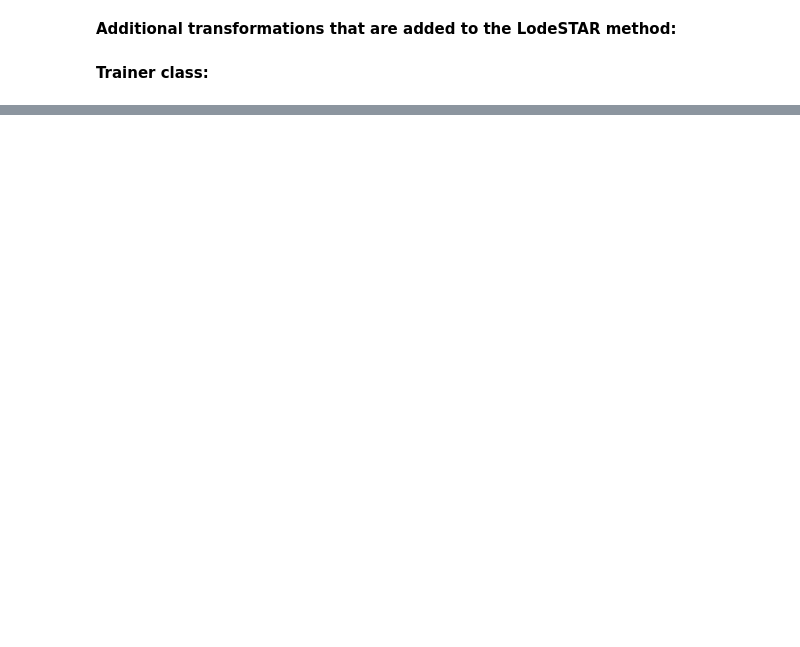
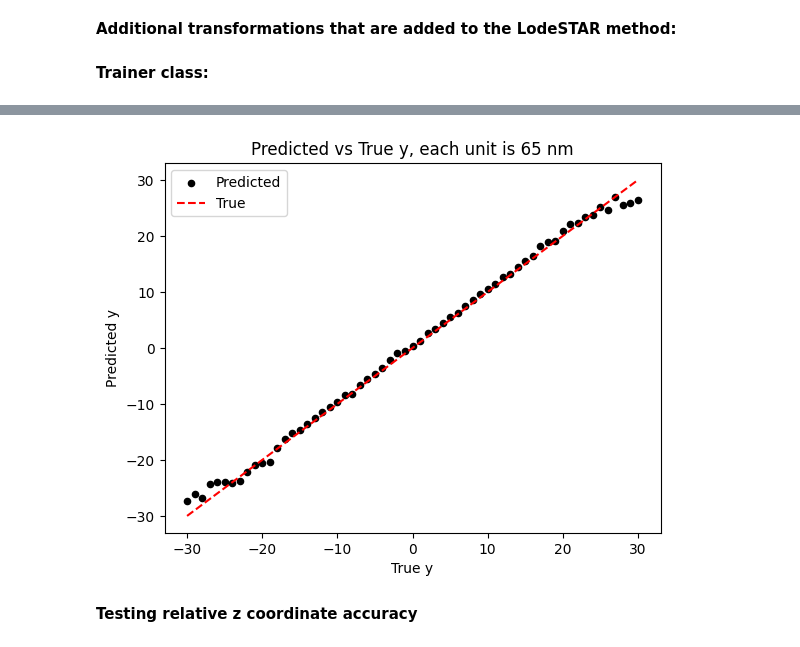
Before and after one commit to aramyamal/iSCAT_PartikelSp-rning, a Jupyter notebook: LodeSTAR3D/train.ipynb, the cells around one changed output, grey strips where cells are left out. Drawn from its saved outputs; the diff is of its cells as text; code cells hidden in the pictures; blank space fills up the shorter version.

```diff
--- a/LodeSTAR3D/train.ipynb
+++ b/LodeSTAR3D/train.ipynb
@@ -168,0 +194,18 @@ Epoch 144/1000  Loss: 0.30135366320610046
+# %%
+coordinates_y = list(range(-30, 31))
+images_y = [generate_particle(position=(np.random.uniform(-30,30),y), z= np.random.uniform(-3,3)) for y in coordinates_y]
+images_y = [torch.tensor(image).float().permute(2, 0, 1) for image in images_y]
+
+predicted_y = [trainer.lodestar.pooled(image.unsqueeze(0))[0] for image in images_y]
+
+plt.scatter(coordinates_y, [y[1].detach().cpu() for y in predicted_y], label='Predicted', s=20, color='black')
+plt.plot(coordinates_x, coordinates_x, label='True', color='red', linestyle='--')
+plt.xlabel('True y')
+plt.ylabel('Predicted y')
+plt.title('Predicted vs True y, each unit is 65 nm')
+plt.legend()
+plt.show()
+# %% [output]
+[figure, added]
+# %% [markdown]
+**Testing relative z coordinate accuracy**
```
Also changed, not shown: parts of 14 cells of this notebook, 2 other files.
